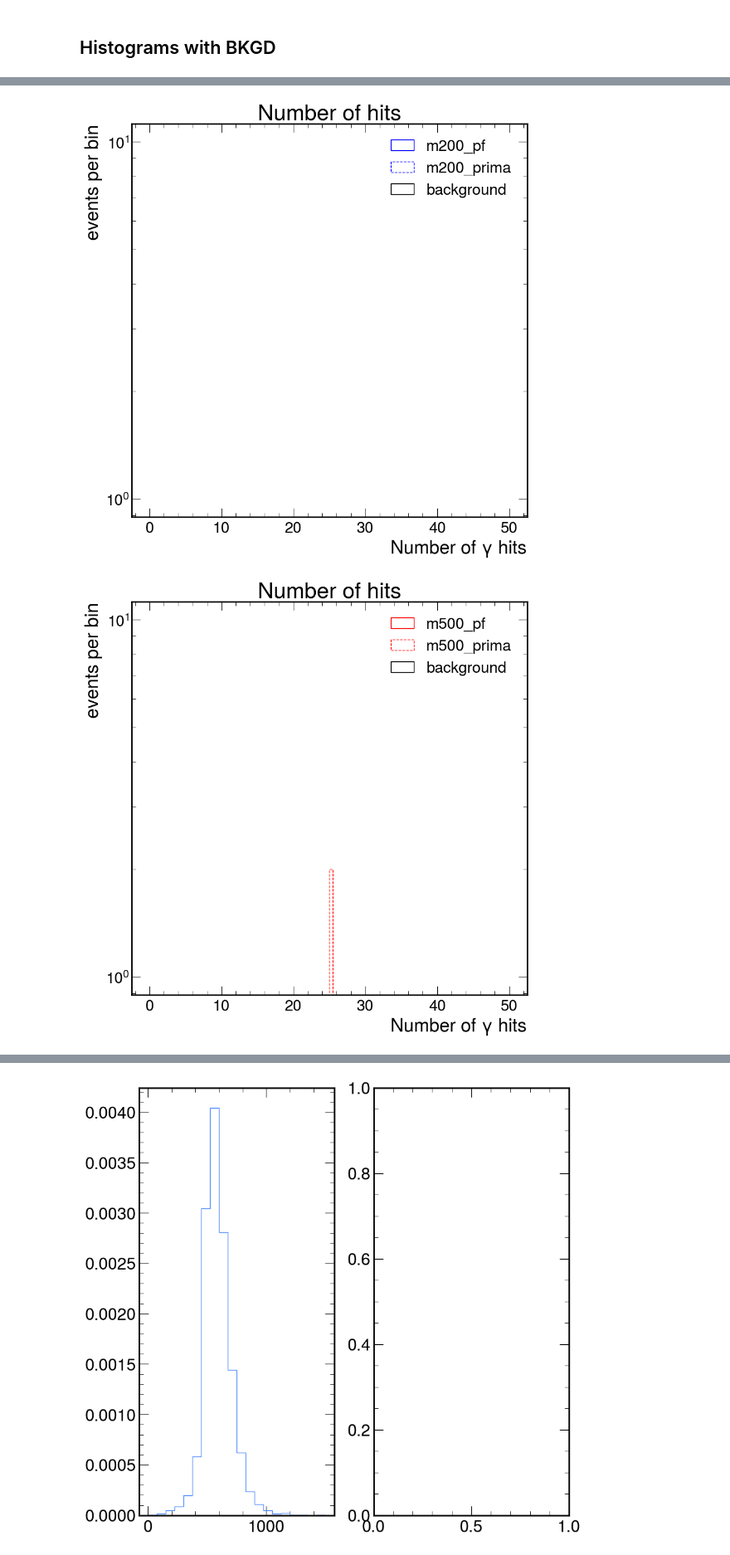
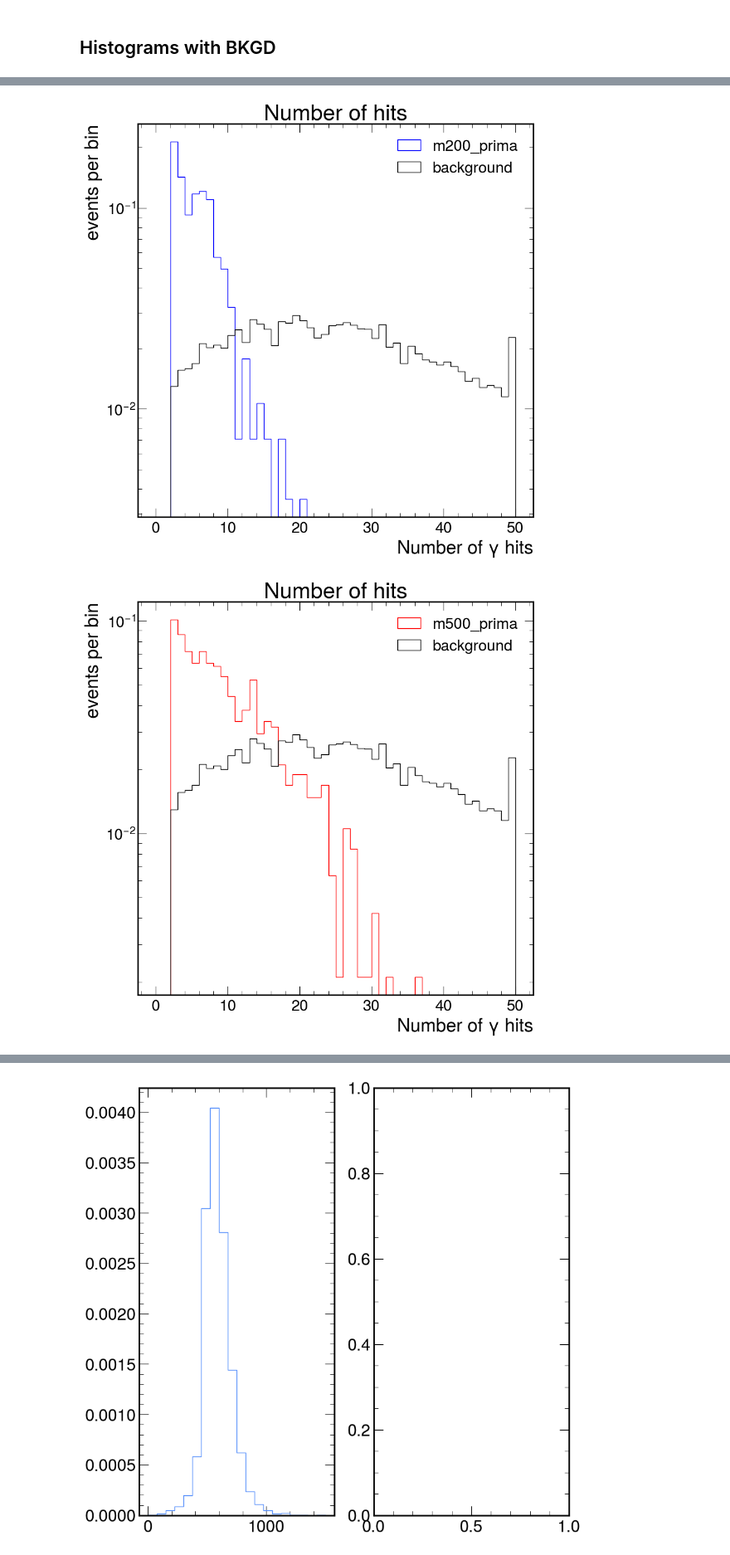
Before and after one commit to GnarlyYew/ldmx-alp-study, a Jupyter notebook: configs/analyzingroot.ipynb, the cells around one changed output, grey strips where cells are left out. Shown at 83% size. Saved outputs shown, nothing was run; the diff lists cells and outputs as text; code cells hidden in the pictures.

```diff
--- a/configs/analyzingroot.ipynb
+++ b/configs/analyzingroot.ipynb
@@ -39,24 +39,35 @@ Number of reconstructed events / how many LHE events run
 # %%
 
 
-processes = ['prima', 'pf']
-masses = [10, 100, 150, 200, 300, 400, 500]
+processes = ['prima']
+masses = [100, 200, 300, 400, 500]
 
 data = {'Process': processes}
 for mass in masses:
     data[mass] = []
 
-events_ran = 50000
+data_DP = {'Process': processes}
+for mass in masses:
+    data_DP[mass] = []
+
+events_ran = 1000
 
 for process in processes:
     for mass in masses:
         with uproot.open(f'ALP_m{mass}_{process}_ntuple.root') as f:
             events = f['Features'].arrays()
+            data[mass].append(len(events) * 100 / 50000)
+
+for process in processes:
+    for mass in masses:
+        with uproot.open(f'ALP_DP2_m{mass}_{process}_ntuple.root') as f:
+            events = f['Features'].arrays()
             print(len(events))
-            data[mass].append(len(events) * 100 / events_ran)
+            data_DP[mass].append(len(events) * 100 / 1000)
+df = pd.DataFrame(data)
+df_DP = pd.DataFrame(data_DP)
+df
 
-
-df = pd.DataFrame(data)
-
-df
+print(df)
+print(df_DP)
 # %% [output]
@@ -81,8 +84,8 @@ df
 ## Signal yield
 not factoring in selection and triggering
 # %%
-processes = ['prima', 'pf']
-masses = [10, 100, 150, 200, 300, 400, 500]
+processes = ['prima']
+masses =  [300, 400, 500]
 
 sig_yield = {'Process': processes}
 for mass in masses:
@@ -380,8 +381,8 @@ NameError: name 'pz' is not defined
 with uproot.open(f'ALP_mall_PN_ntuple.root') as f:
     bkgd = f['Features'].arrays()
 
-processes = ['pf','prima']
-masses = [10, 200, 500]
+processes = ['prima']
+masses = [100, 200, 500]
 styles = ["solid", 'dashed']
 colors = ["green", "blue", "red"]
 
@@ -390,21 +391,21 @@ for j, mass in enumerate(masses):
 
     for i, process in enumerate(processes):
 
-        with uproot.open(f'ALP_m{mass}_{process}_ntuple.root') as f:
+        with uproot.open(f'ALP_DP2_m{mass}_{process}_ntuple.root') as f:
             events = f['Features'].arrays()
         plt.title("Number of hits")
-        n, bins, patches = ax.hist(events['XYAv'],
+        n, bins, patches = ax.hist(events['NHits'],
                                    histtype = 'step',
-                                   bins=100,
+                                   bins=50,
                                    range=(0,50),
                                    density=True,
                                    linestyle = styles[i],
                                    color = colors[j],
                                    alpha=1,
                                    label=f'm{mass}_{process}')
-    n, bins, patches = ax.hist(bkgd['XYAv'],
+    n, bins, patches = ax.hist(bkgd['NHits'],
                                 histtype = 'step',
-                                bins=100,
+                                bins=50,
                                 range=(0,50),
                                 density=True,
                                 linestyle = 'solid',
@@ -425,5 +422,5 @@ Data has no positive values, and therefore cannot be log-scaled.
-[figure, old version]
+[figure, new version]
-[figure, old version]
+[figure, new version]
 # %%
 styles = ["solid", 'dashed']
 colors = ["green", "blue", "red"]
```
Also changed, not shown: parts of 18 cells of this notebook, 4 other files.
